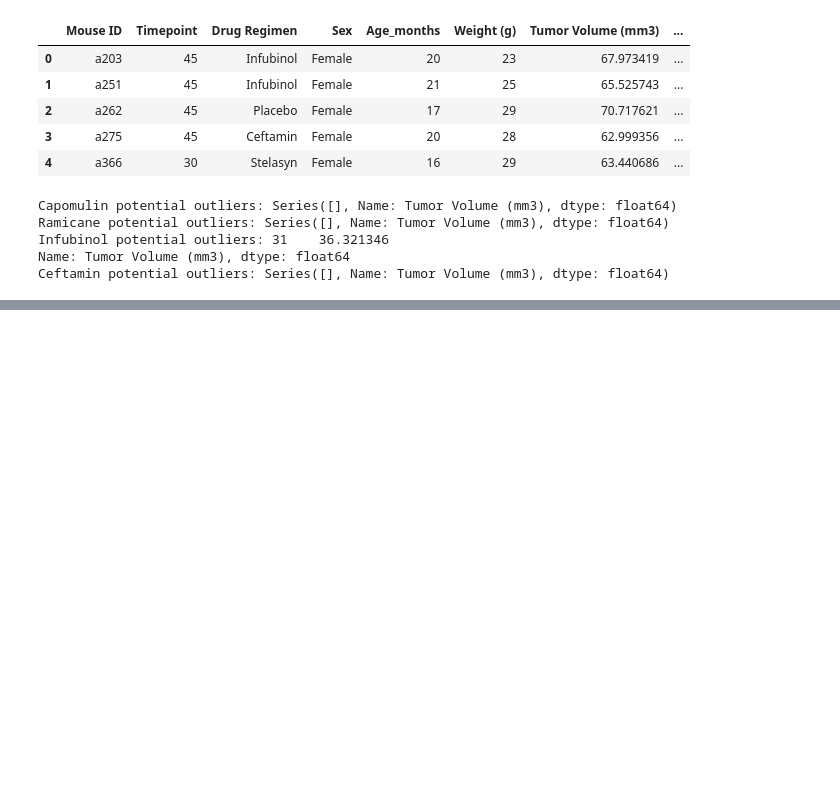
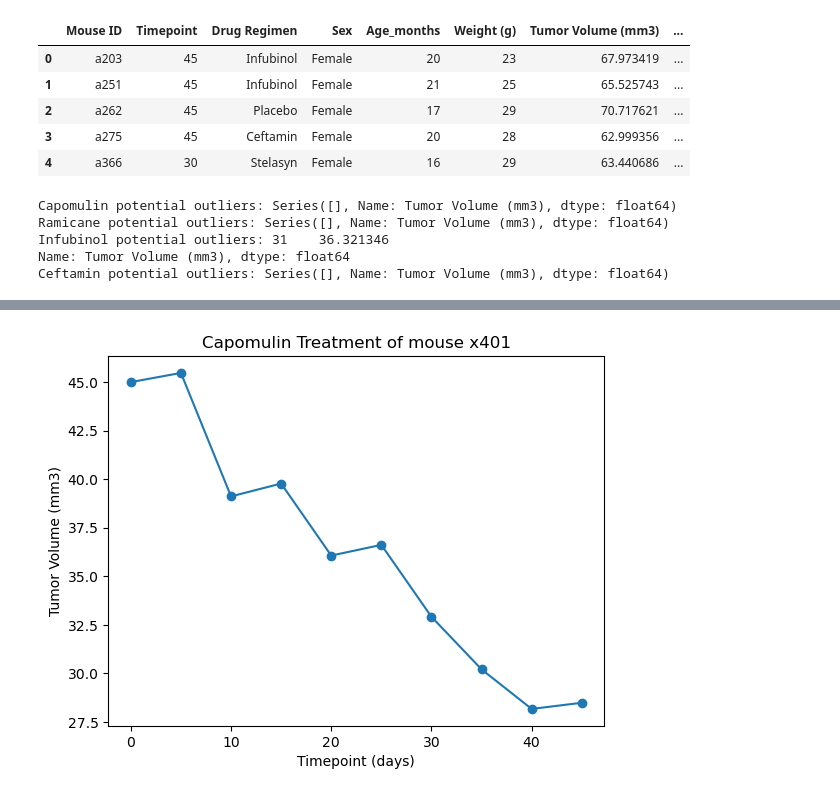
Before and after one commit to meehal0203/Module_5_Pymaceuticals, a Jupyter notebook: Pymaceuticals/Pymaceuticals.ipynb, the cells around one changed output, grey strips where cells are left out. Drawn from its saved outputs; the diff is of its cells as text; code cells hidden in the pictures; blank space fills up the shorter version.

```diff
--- a/Pymaceuticals/Pymaceuticals.ipynb
+++ b/Pymaceuticals/Pymaceuticals.ipynb
@@ -387,0 +310,27 @@ plt.show()
+# %%
+# Generate a line plot of tumor volume vs. time point for a single mouse treated with Capomulin
+
+#create a dataframe with just Capolumin data
+# find a mouse
+capomulin_df = clean_mouse_df.loc[(clean_mouse_df["Drug Regimen"] == "Capomulin")]
+
+# create df for this mouse
+solo_mouse_df = clean_mouse_df.loc[(clean_mouse_df["Drug Regimen"] == "Capomulin") &
+                                   (clean_mouse_df["Mouse ID"]=="x401")]
+
+solo_mouse_df = solo_mouse_df[["Timepoint", "Tumor Volume (mm3)"]]
+solo_mouse_df =solo_mouse_df.set_index(["Timepoint"])
+solo_mouse_df.head(10)
+# plot line graph
+
+timepoint = solo_mouse_df.index.values
+tumor_size = solo_mouse_df.values
+
+plt.plot(timepoint, tumor_size, marker="o")
+plt.title("Capomulin Treatment of mouse x401")
+plt.xlabel("Timepoint (days)")
+plt.ylabel("Tumor Volume (mm3)")
+
+plt.show()
+# %% [output]
+[figure, added]
```
Also changed, not shown: parts of 8 cells of this notebook.
